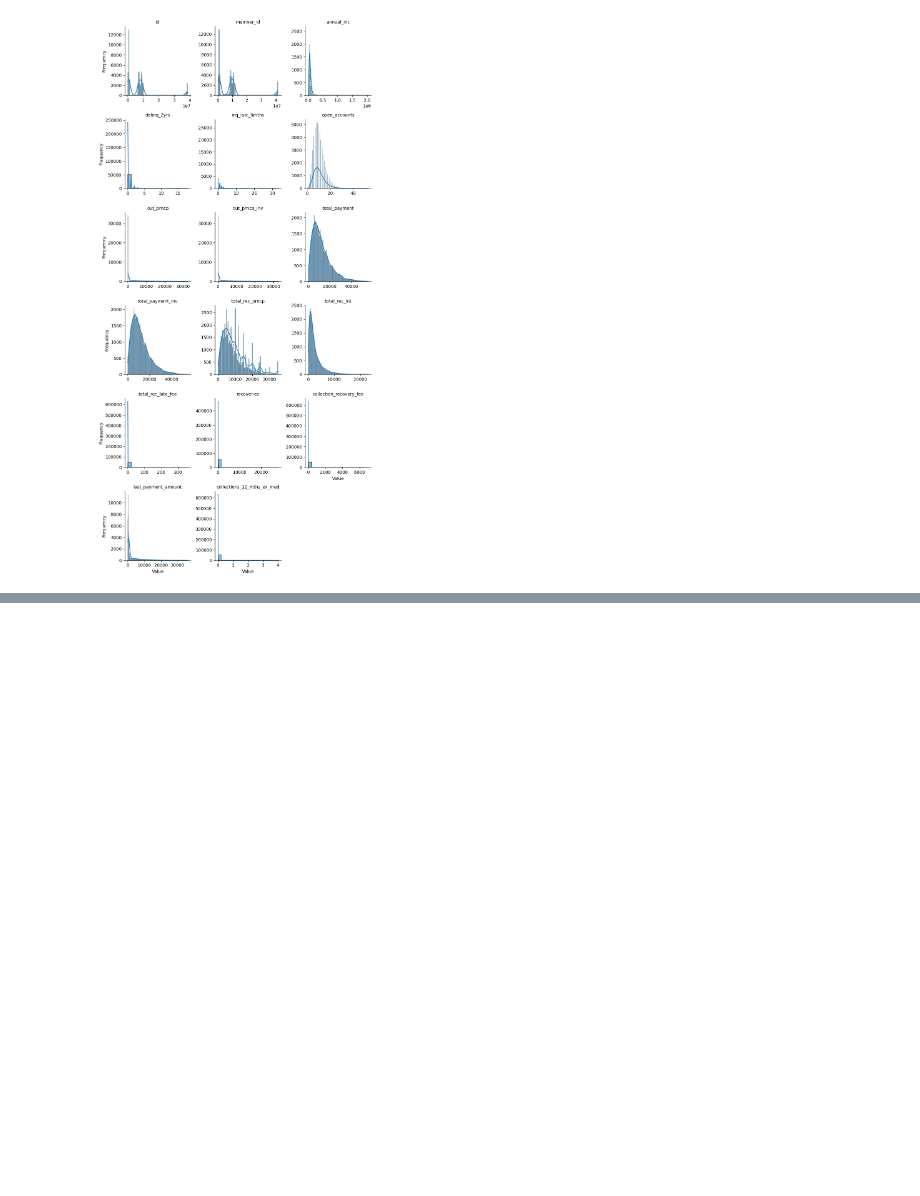
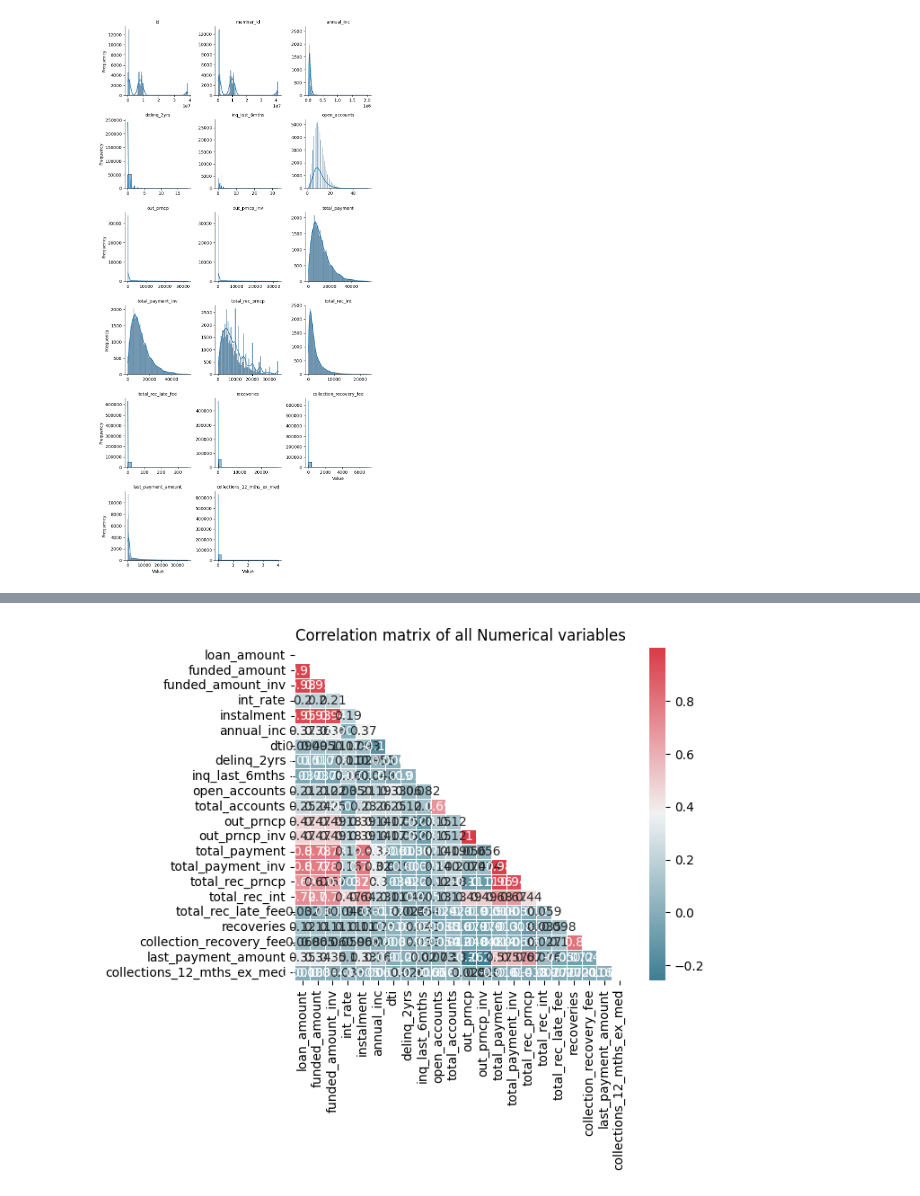
Before and after one commit to SteenMaxwell/exploratory-data-analysis---customer-loans-in-finance681, a Jupyter notebook: EDA_workflow.ipynb, the cells around one changed output, grey strips where cells are left out. Saved outputs shown, nothing was run; the diff lists cells and outputs as text; code cells hidden in the pictures; blank space fills up the shorter version.

```diff
--- a/EDA_workflow.ipynb
+++ b/EDA_workflow.ipynb
@@ -206,0 +223,4 @@ vis_analysis.view_outliers(columns_to_check, cols=3)
+# %%
+new_vis_analysis.view_correlation()
+# %% [output]
+[figure, added]
```
Also changed, not shown: parts of 27 cells of this notebook.
